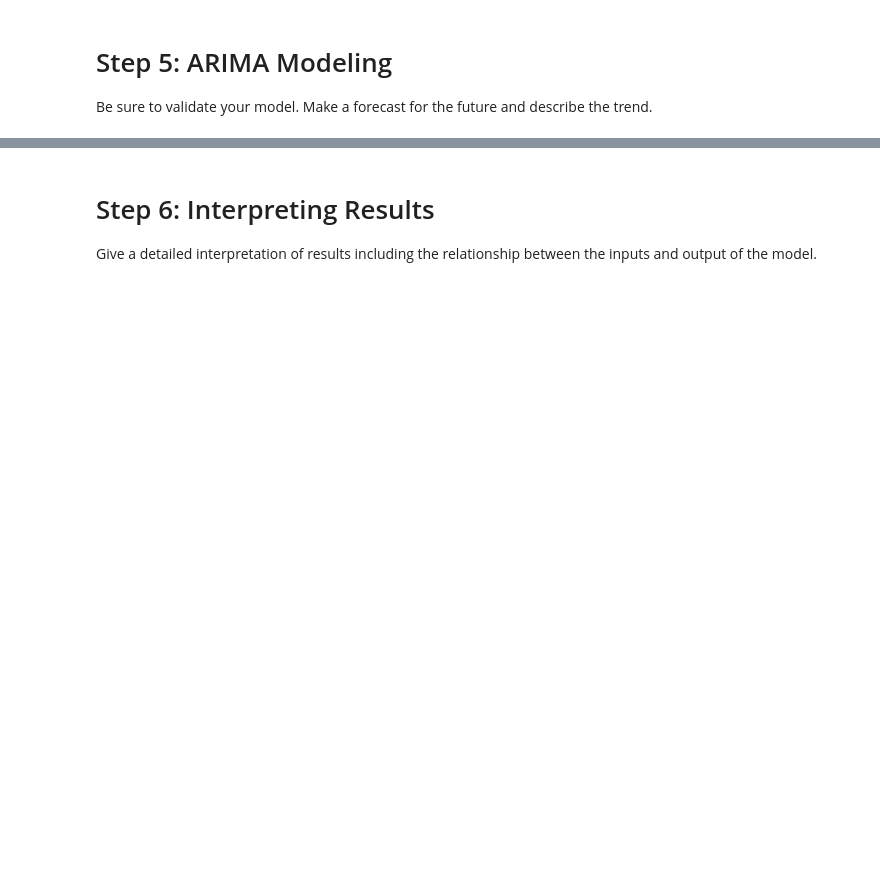
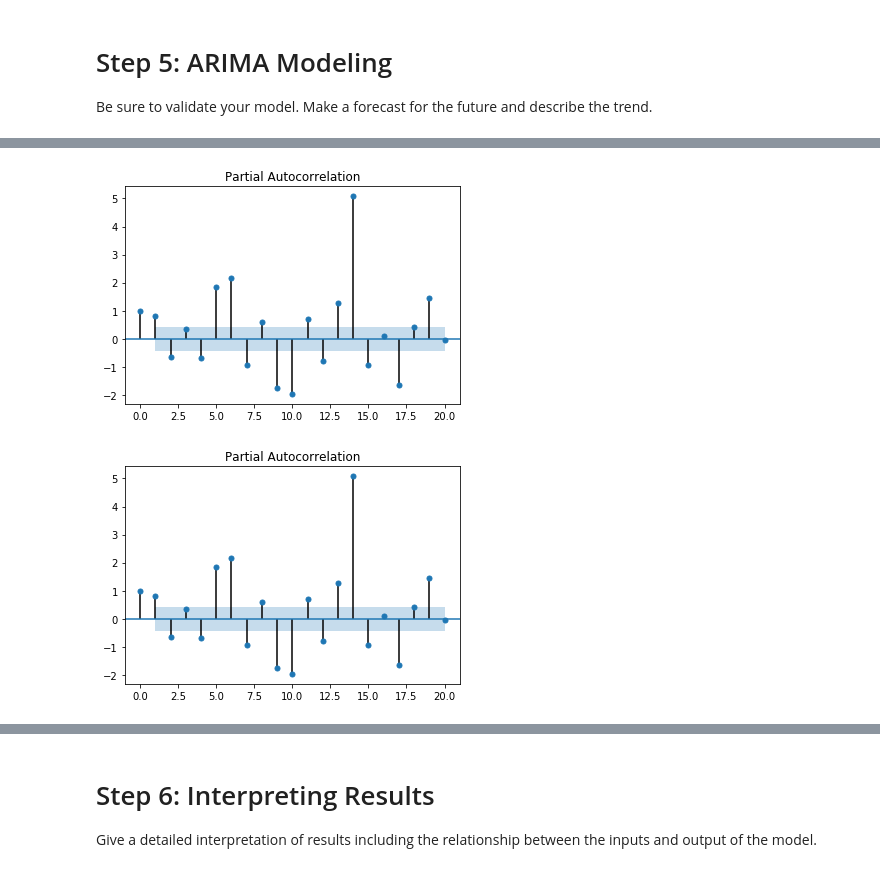
Before and after one commit to Cristinamulas/nyc-mhtn-ds-060319-lectures, a Jupyter notebook: Mod_4/Mod_4_Project/mod_4_starter_notebook.ipynb, the cells around one changed output, grey strips where cells are left out. Cells and saved outputs as stored; diff of their text form; code cells hidden in the pictures; blank space fills up the shorter version.

```diff
--- a/Mod_4/Mod_4_Project/mod_4_starter_notebook.ipynb
+++ b/Mod_4/Mod_4_Project/mod_4_starter_notebook.ipynb
@@ -247,0 +303,7 @@ Be sure to validate your model.  Make a forecast for the future and describe the
+# %%
+from statsmodels.graphics.tsaplots import plot_pacf
+plot_pacf(df_5, alpha=.05, lags=20)# see if its drop
+# p value is 2
+# %% [output]
+[figure, added]
+[figure, added]
```
Also changed, not shown: parts of 45 cells of this notebook, 2 other files.
